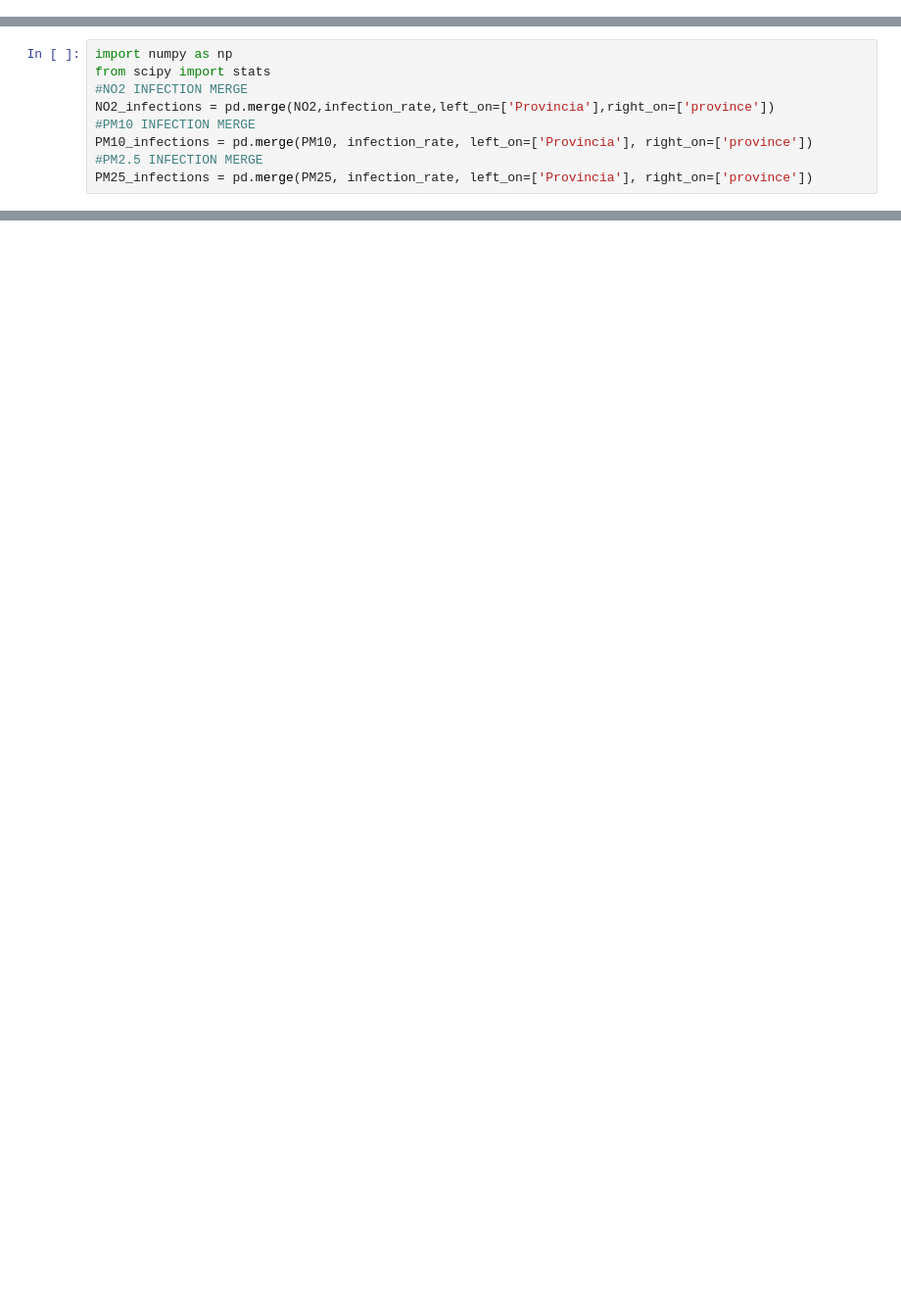
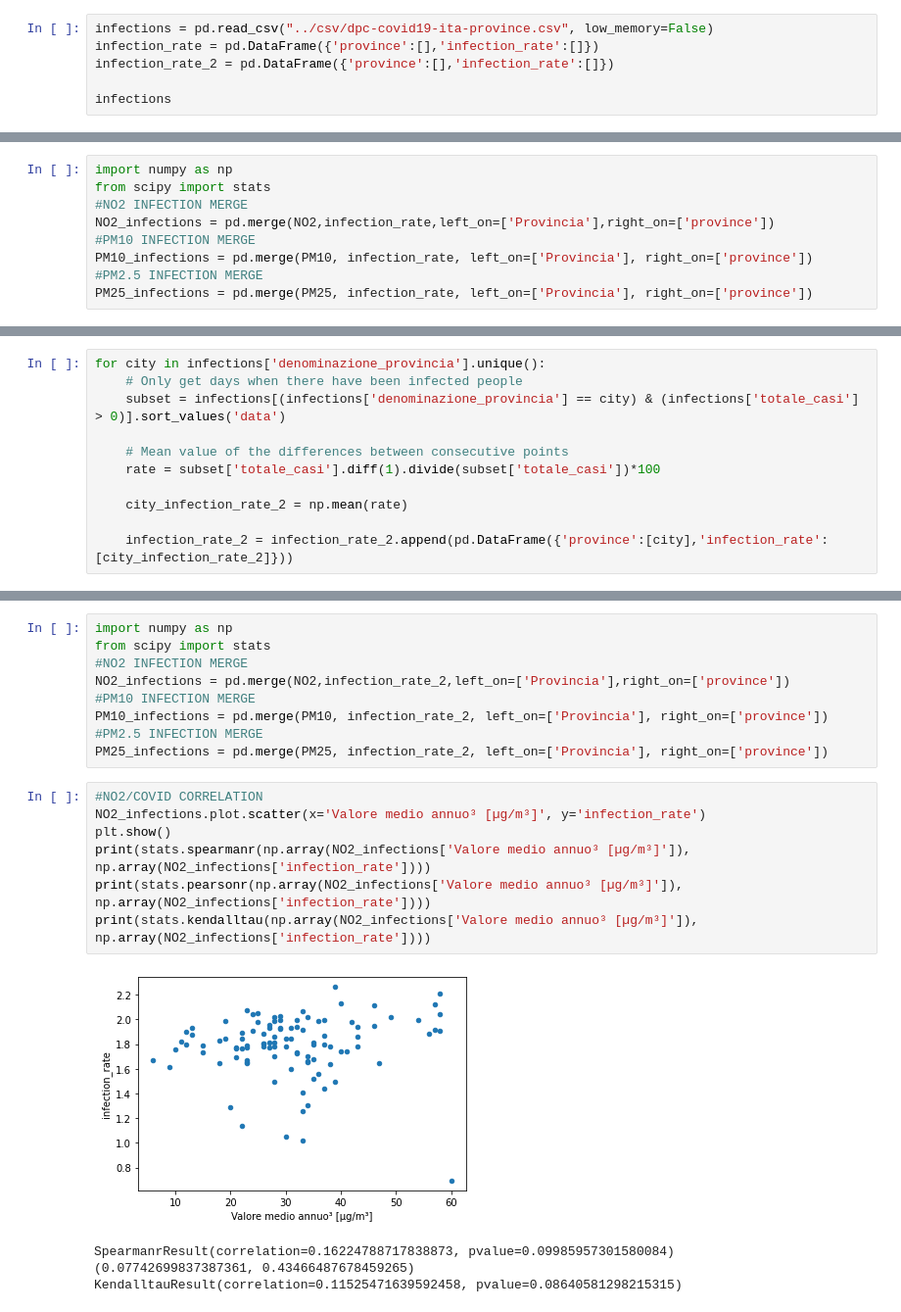
Before and after one commit to prometheus404/progetto_visualizzazione, a Jupyter notebook: disease_pollution_relation/covid_pollution_relation.ipynb, the cells around one changed output, grey strips where cells are left out. Shown at 98% size. Drawn from its saved outputs; the diff is of its cells as text; blank space fills up the shorter version.

Commit message:
seconda funzione di correlazione covid

```diff
--- a/disease_pollution_relation/covid_pollution_relation.ipynb
+++ b/disease_pollution_relation/covid_pollution_relation.ipynb
@@ -66,3 +66,9 @@ PM25.drop(['region_id',
         ], axis=1, inplace=True)
 PM25['Valore medio annuo³ [µg/m³]'] = PM10['Valore medio annuo³ [µg/m³]'].apply(int)
 PM25 = PM10.groupby(by='Provincia').mean()
+# %%
+infections = pd.read_csv("../csv/dpc-covid19-ita-province.csv", low_memory=False)
+infection_rate = pd.DataFrame({'province':[],'infection_rate':[]})
+infection_rate_2 = pd.DataFrame({'province':[],'infection_rate':[]})
+
+infections
@@ -137,3 +153,14 @@ print(stats.kendalltau(np.array(PM25_infections['Valore medio annuo³ [µg/m³]'
 SpearmanrResult(correlation=0.46218495508694174, pvalue=1.0076675647577948e-06)
 (0.364975496580668, 0.0001621948010356304)
 KendalltauResult(correlation=0.3240744847950217, pvalue=1.5342544927598213e-06)
+# %%
+for city in infections['denominazione_provincia'].unique():
+    # Only get days when there have been infected people
+    subset = infections[(infections['denominazione_provincia'] == city) & (infections['totale_casi'] > 0)].sort_values('data')
+
+    # Mean value of the differences between consecutive points
+    rate = subset['totale_casi'].diff(1).divide(subset['totale_casi'])*100
+
+    city_infection_rate_2 = np.mean(rate)
+
+    infection_rate_2 = infection_rate_2.append(pd.DataFrame({'province':[city],'infection_rate':[city_infection_rate_2]}))
@@ -139,0 +181,21 @@ KendalltauResult(correlation=0.3240744847950217, pvalue=1.5342544927598213e-06)
+# %%
+import numpy as np
+from scipy import stats
+#NO2 INFECTION MERGE
+NO2_infections = pd.merge(NO2,infection_rate_2,left_on=['Provincia'],right_on=['province'])
+#PM10 INFECTION MERGE
+PM10_infections = pd.merge(PM10, infection_rate_2, left_on=['Provincia'], right_on=['province'])
+#PM2.5 INFECTION MERGE
+PM25_infections = pd.merge(PM25, infection_rate_2, left_on=['Provincia'], right_on=['province'])
+# %%
+#NO2/COVID CORRELATION
+NO2_infections.plot.scatter(x='Valore medio annuo³ [µg/m³]', y='infection_rate')
+plt.show()
+print(stats.spearmanr(np.array(NO2_infections['Valore medio annuo³ [µg/m³]']), np.array(NO2_infections['infection_rate'])))
+print(stats.pearsonr(np.array(NO2_infections['Valore medio annuo³ [µg/m³]']), np.array(NO2_infections['infection_rate'])))
+print(stats.kendalltau(np.array(NO2_infections['Valore medio annuo³ [µg/m³]']), np.array(NO2_infections['infection_rate'])))
+# %% [output]
+[figure, added]
+SpearmanrResult(correlation=0.16224788717838873, pvalue=0.09985957301580084)
+(0.07742699837387361, 0.43466487678459265)
+KendalltauResult(correlation=0.11525471639592458, pvalue=0.08640581298215315)
```
Also changed, not shown: parts of 9 cells of this notebook.
